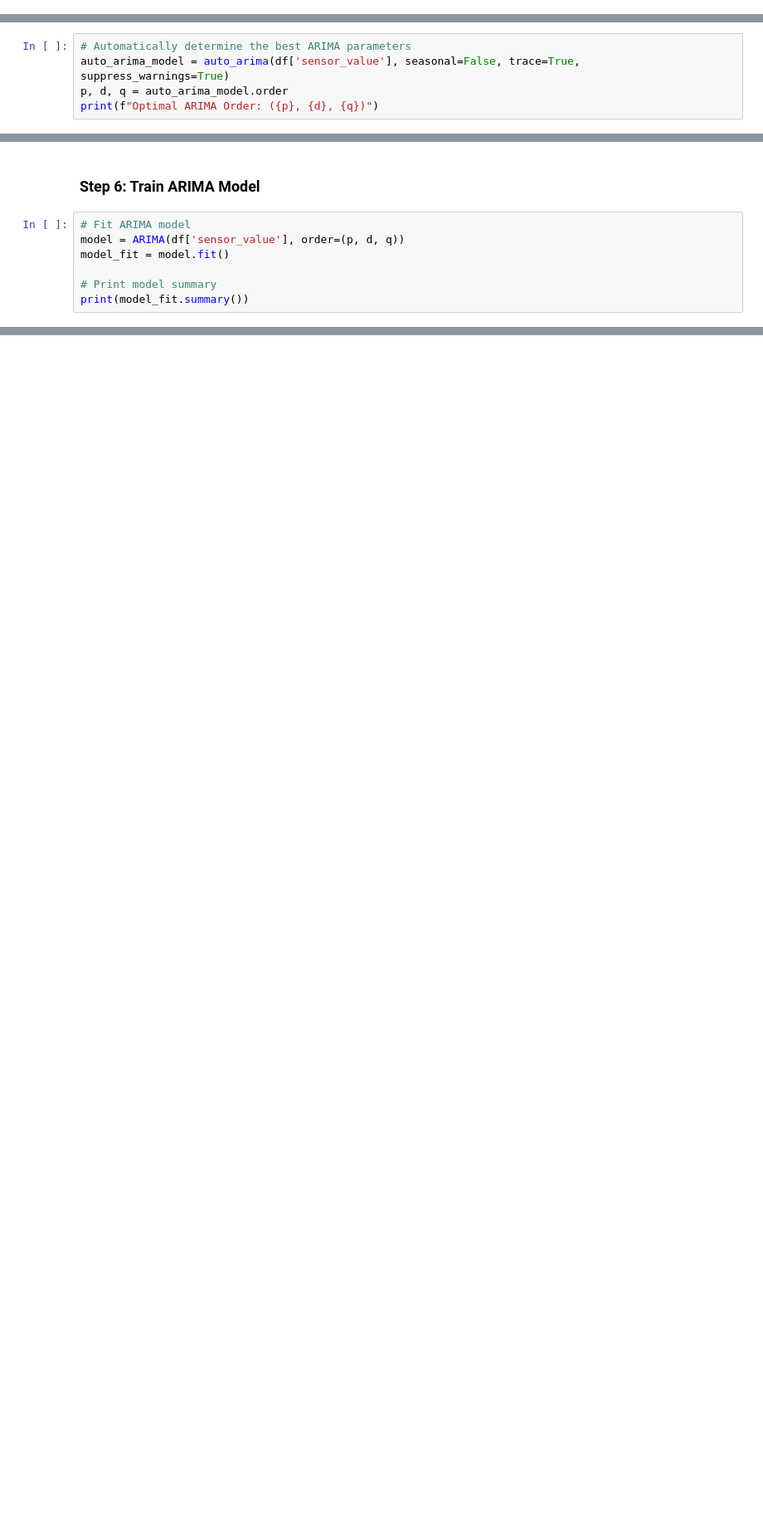
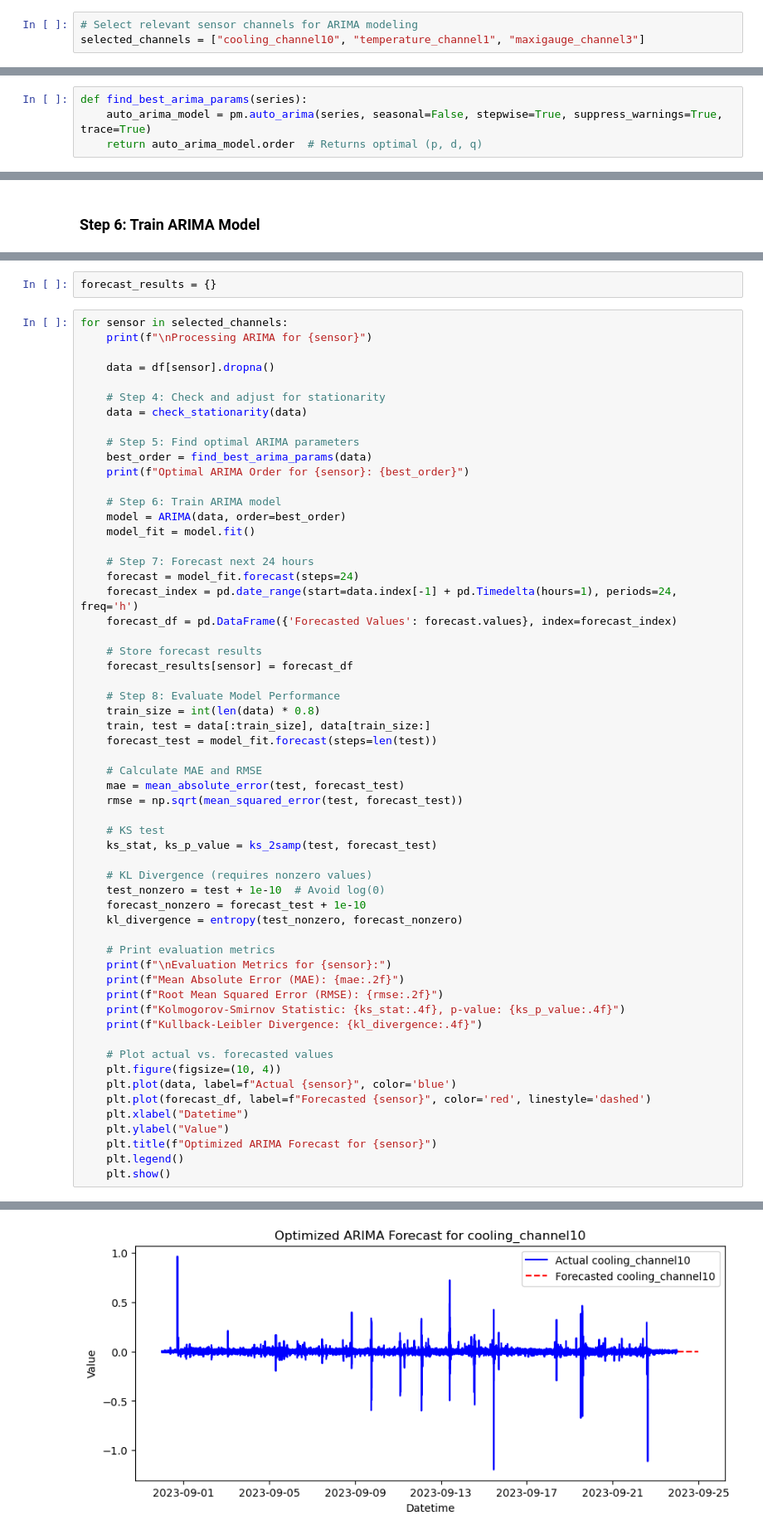
Before and after one commit to capstone-2420-0024/Intelligent-Hybrid-Quantum-Classical-Computing-Resource-Management-System, a Jupyter notebook: Simulation for sensor data/ARIMA_Simulator.ipynb, the cells around one changed output, grey strips where cells are left out. Shown: that part at 83% size. Cells and saved outputs as stored; diff of their text form; blank space fills up the shorter version.

Commit message:
arima for firstbtrail

```diff
--- a/Simulation for sensor data/ARIMA_Simulator.ipynb
+++ b/Simulation for sensor data/ARIMA_Simulator.ipynb
@@ -54,2 +81,5 @@ plt.show()
+# %%
+# Select relevant sensor channels for ARIMA modeling
+selected_channels = ["cooling_channel10", "temperature_channel1", "maxigauge_channel3"]
 # %% [markdown]
 ### **Step 4: Check for Stationarity**
@@ -73,7 +96,6 @@ The data is non-stationary. Differencing needed.
 # %% [markdown]
 ### **Step 5: Determine Optimal ARIMA Parameters**
 # %%
-# Automatically determine the best ARIMA parameters
-auto_arima_model = auto_arima(df['sensor_value'], seasonal=False, trace=True, suppress_warnings=True)
-p, d, q = auto_arima_model.order
-print(f"Optimal ARIMA Order: ({p}, {d}, {q})")
+def find_best_arima_params(series):
+    auto_arima_model = pm.auto_arima(series, seasonal=False, stepwise=True, suppress_warnings=True, trace=True)
+    return auto_arima_model.order  # Returns optimal (p, d, q)
@@ -92,9 +102,2 @@ Optimal ARIMA Order: (0, 1, 0)
 # %% [markdown]
 ### **Step 6: Train ARIMA Model**
-# %%
-# Fit ARIMA model
-model = ARIMA(df['sensor_value'], order=(p, d, q))
-model_fit = model.fit()
-
-# Print model summary
-print(model_fit.summary())
@@ -152,0 +104,61 @@ Mean Absolute Error (MAE): 1.1839420566721492
+# %%
+forecast_results = {}
+# %%
+for sensor in selected_channels:
+    print(f"\nProcessing ARIMA for {sensor}")
+
+    data = df[sensor].dropna()
+
+    # Step 4: Check and adjust for stationarity
+    data = check_stationarity(data)
+
+    # Step 5: Find optimal ARIMA parameters
+    best_order = find_best_arima_params(data)
+    print(f"Optimal ARIMA Order for {sensor}: {best_order}")
+
+    # Step 6: Train ARIMA model
+    model = ARIMA(data, order=best_order)
+    model_fit = model.fit()
+
+    # Step 7: Forecast next 24 hours
+    forecast = model_fit.forecast(steps=24)
+    forecast_index = pd.date_range(start=data.index[-1] + pd.Timedelta(hours=1), periods=24, freq='h')
+    forecast_df = pd.DataFrame({'Forecasted Values': forecast.values}, index=forecast_index)
+
+    # Store forecast results
+    forecast_results[sensor] = forecast_df
+
+    # Step 8: Evaluate Model Performance
+    train_size = int(len(data) * 0.8)
+    train, test = data[:train_size], data[train_size:]
+    forecast_test = model_fit.forecast(steps=len(test))
+
+    # Calculate MAE and RMSE
+    mae = mean_absolute_error(test, forecast_test)
+    rmse = np.sqrt(mean_squared_error(test, forecast_test))
+
+    # KS test
+    ks_stat, ks_p_value = ks_2samp(test, forecast_test)
+
+    # KL Divergence (requires nonzero values)
+    test_nonzero = test + 1e-10  # Avoid log(0)
+    forecast_nonzero = forecast_test + 1e-10
+    kl_divergence = entropy(test_nonzero, forecast_nonzero)
+
+    # Print evaluation metrics
+    print(f"\nEvaluation Metrics for {sensor}:")
+    print(f"Mean Absolute Error (MAE): {mae:.2f}")
+    print(f"Root Mean Squared Error (RMSE): {rmse:.2f}")
+    print(f"Kolmogorov-Smirnov Statistic: {ks_stat:.4f}, p-value: {ks_p_value:.4f}")
+    print(f"Kullback-Leibler Divergence: {kl_divergence:.4f}")
+
+    # Plot actual vs. forecasted values
+    plt.figure(figsize=(10, 4))
+    plt.plot(data, label=f"Actual {sensor}", color='blue')
+    plt.plot(forecast_df, label=f"Forecasted {sensor}", color='red', linestyle='dashed')
+    plt.xlabel("Datetime")
+    plt.ylabel("Value")
+    plt.title(f"Optimized ARIMA Forecast for {sensor}")
+    plt.legend()
+    plt.show()
+# %% [output]
@@ -152,0 +187 @@ Mean Absolute Error (MAE): 1.1839420566721492
+[figure, added]
```
Also changed, not shown: parts of 26 cells of this notebook.
